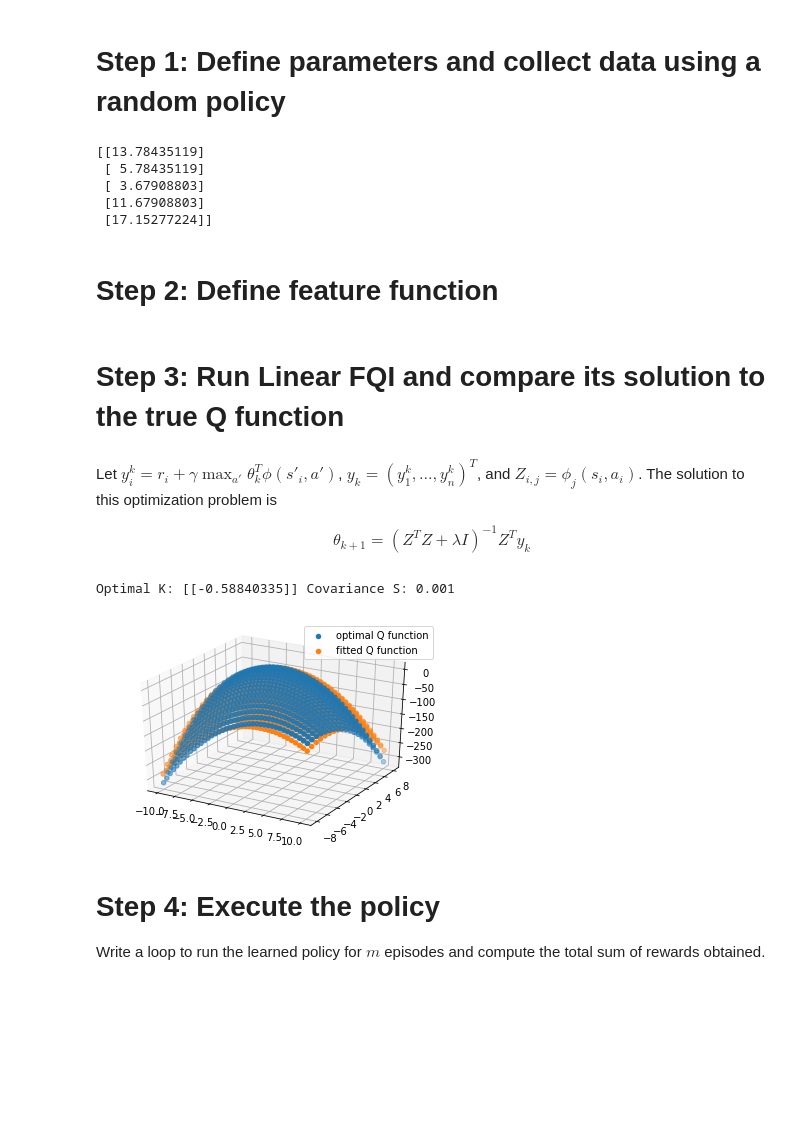
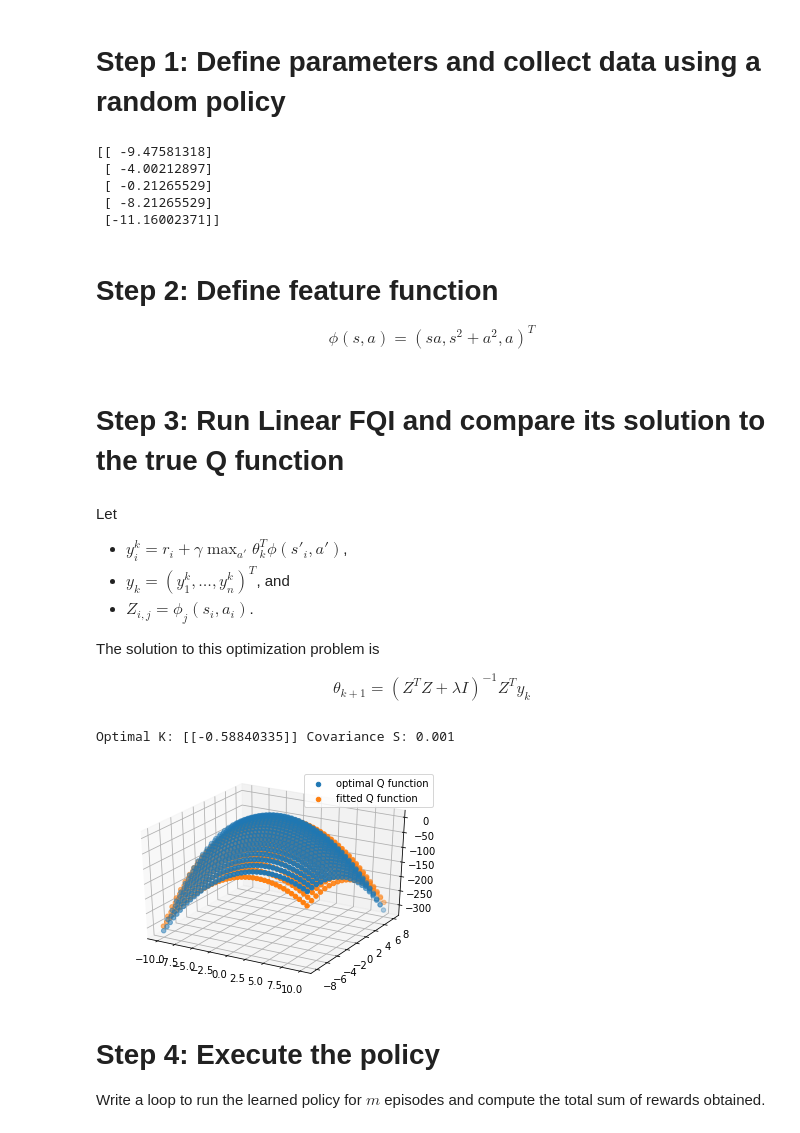
Before and after one commit to Kabongosalomon/Introduction-RL, a Jupyter notebook: Session 03/Fitted_Q_Iteration.ipynb, the cells around one changed output. Drawn from its saved outputs; the diff is of its cells as text; code cells hidden in the pictures; blank space fills up the shorter version.

```diff
--- a/Session 03/Fitted_Q_Iteration.ipynb
+++ b/Session 03/Fitted_Q_Iteration.ipynb
@@ -95,7 +104,7 @@ N_transitions = 200
 horizon = 80
 
 # discount factor
-gamma = 0.9
+γ = 0.9
 # %%
 class RandomPolicy:
     """
@@ -110,10 +119,6 @@ class RandomPolicy:
 # %%
 def collect_data(policy, env, n_data, horizon = np.inf):
     """
-
-    TO BE COMPLETED
-
-
     Collects data (state, action, next_state, reward) for a given environment
     following a given policy
 
@@ -128,6 +133,7 @@ def collect_data(policy, env, n_data, horizon = np.inf):
              - rewards is an array of shape (n_data,)
              - done_flags is an array of shape (n_data,)
     """
+
     # Getting the dimension of the state and the action spaces
     state_dim = 1
     action_dim = 1
@@ -174,25 +180,27 @@ data_states, data_actions, next_states, rewards, done_flags = data
 # done_flags[ii] = 1 if states[ii] is terminal, and 0 otherwise
 print(next_states[:5])
 # %% [output]
-[[13.78435119]
- [ 5.78435119]
- [ 3.67908803]
- [11.67908803]
- [17.15277224]]
+[[ -9.47581318]
+ [ -4.00212897]
+ [ -0.21265529]
+ [ -8.21265529]
+ [-11.16002371]]
 # %% [markdown]
 # Step 2: Define feature function
+
+$$
+\phi(s, a) = (sa, s^2 + a^2, a)^T
+$$
 # %%
 class LQG_FeatureFunction:
     """
-    TO BE COMPLETED
-
     Feature function for LQG
     """
     def __init__(self, env):
         self.feature_dim = 3
         self.state_dim = 1
 
-    def map(self, state, action):
+    def ϕ(self, state, action):
         feature = np.zeros(3)
         feature[0] = state * action
         feature[1] = state**2 + action**2
@@ -201,8 +209,13 @@ class LQG_FeatureFunction:
 # %% [markdown]
 # Step 3: Run Linear FQI and compare its solution to the true Q function
 # %% [markdown]
-Let $y_i^k = r_i + \gamma\max_{a'}\theta_{k}^T\phi(s'_i,a')$,  $y_k = (y_1^k, \ldots, y_n^k)^T$, and $Z_{i, j} = \phi_j(s_i, a_i)$. The solution to this optimization problem is
+Let
 
+- $y_i^k = r_i + \gamma\max_{a'}\theta_{k}^T\phi(s'_i,a')$,
+- $y_k = (y_1^k, \ldots, y_n^k)^T$, and
+- $Z_{i, j} = \phi_j(s_i, a_i)$.
+
+The solution to this optimization problem is
 
 $$
 \theta_{k+1} = (Z^T Z + \lambda I)^{-1} Z^T y_k
@@ -214,46 +227,49 @@ feature_map = LQG_FeatureFunction(env)
 # theta
 theta = np.zeros(feature_map.feature_dim)
 
-# collect data
+# collect data (again)
 policy = RandomPolicy(actions)
+
 data = collect_data(policy, env, N_transitions, horizon)
+
+# renaming state and actions with prefix data_ to avoid confusing with
+# the actions and state variables declared on top for purpose of ploting
 data_states, data_actions, next_states, rewards, done_flags = data
-# states, actions, next_states, rewards, done_flags = data
 
 # FQI
 n_it = 10
 
 Z = np.zeros((N_transitions, feature_map.feature_dim))
 y = np.zeros((N_transitions,))
 for it in range(n_it):
     # Compute matrix Z and targets y
     for nn in range(N_transitions):
-        Z[nn, :] = feature_map.map(data_states[nn], data_actions[nn])
+        Z[nn, :] = feature_map.ϕ(data_states[nn], data_actions[nn])
 
         # y[nn] = data_rewards[nn] + \
-        # gamma*max([np.dot(theta[nn], feature_map.map(data_next_states[nn], act] for act in data_actions)])
+        # γ*max([np.dot(theta[nn], feature_map.map(data_next_states[nn], act] for act in data_actions)])
 
         max_value = -np.inf
         for action in data_actions:
-            q_next_state_a = theta.dot(feature_map.map(next_states[nn, :], action))
+            q_next_state_a = theta.dot(feature_map.ϕ(next_states[nn, :], action))
             if (q_next_state_a > max_value):
                 max_value = q_next_state_a
 
-        y[nn]= rewards[nn] + gamma*max_value
+        y[nn]= rewards[nn] + γ*max_value
 
 
     # Solve least squares problem to update theta
     b = Z.T.dot(y)
     λ = 0.01
     A = Z.T.dot(Z) + λ*np.eye(feature_map.feature_dim)
     theta = np.linalg.inv(A).dot(b)
     # theta = np.linalg.solve(A, b)
 
 # Plot solution
-plot_solution(env, feature_map, states, actions, theta, gamma)
+plot_solution(env, feature_map, states, actions, theta, γ)
 # %% [output]
 Optimal K: [[-0.58840335]] Covariance S: 0.001
-[figure, old version]
+[figure, new version]
 # %% [markdown]
 # Step 4: Execute the policy
 
```
Also changed, not shown: parts of 3 cells of this notebook.
